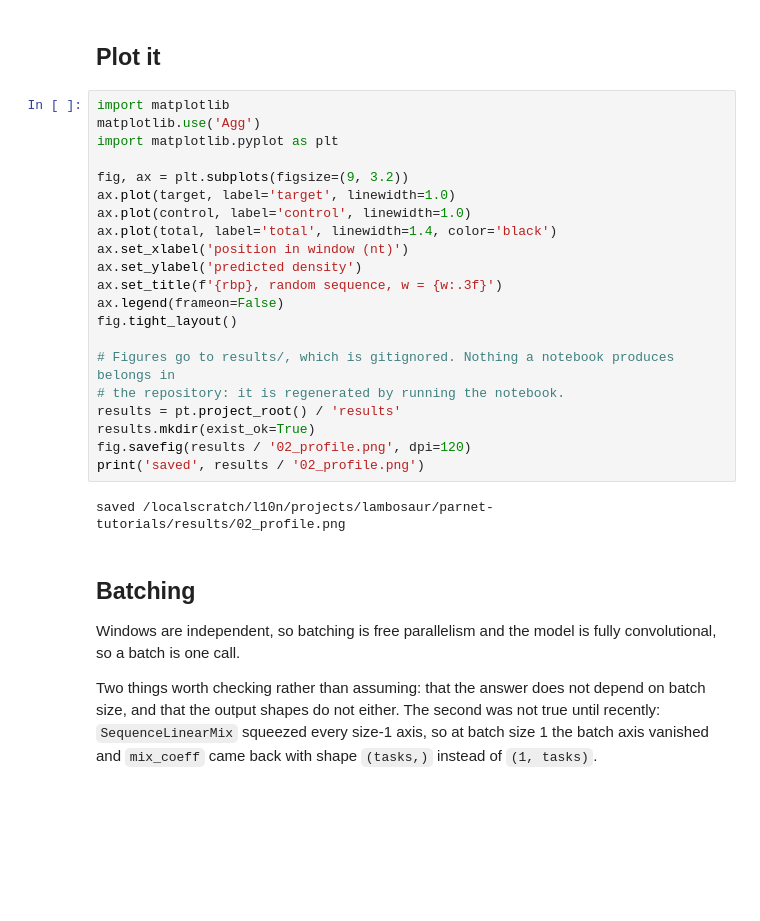
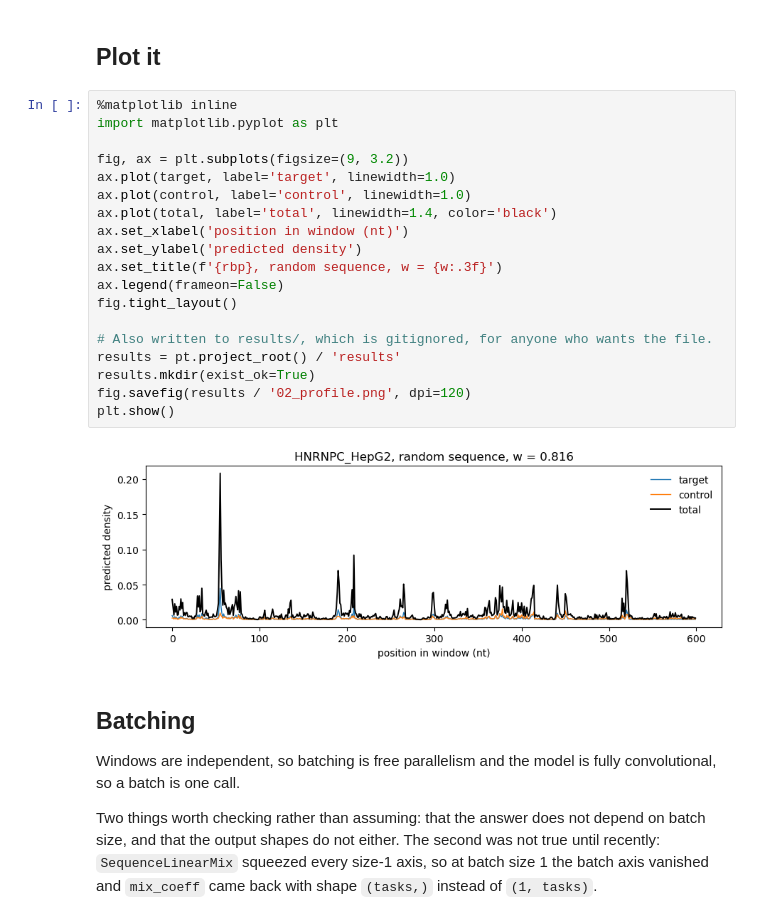
Before and after one commit to marsico-lab/parnet-tutorials, a Jupyter notebook: notebooks/02_predict_signal.ipynb, the cells around one changed output. Drawn from its saved outputs; the diff is of its cells as text; blank space fills up the shorter version.

```diff
--- a/notebooks/02_predict_signal.ipynb
+++ b/notebooks/02_predict_signal.ipynb
@@ -175,28 +175,26 @@ total is dominated by target
 # %% [markdown]
 ## Plot it
 # %%
-import matplotlib
-matplotlib.use('Agg')
+%matplotlib inline
 import matplotlib.pyplot as plt
 
 fig, ax = plt.subplots(figsize=(9, 3.2))
 ax.plot(target, label='target', linewidth=1.0)
 ax.plot(control, label='control', linewidth=1.0)
 ax.plot(total, label='total', linewidth=1.4, color='black')
 ax.set_xlabel('position in window (nt)')
 ax.set_ylabel('predicted density')
 ax.set_title(f'{rbp}, random sequence, w = {w:.3f}')
 ax.legend(frameon=False)
 fig.tight_layout()
 
-# Figures go to results/, which is gitignored. Nothing a notebook produces belongs in
-# the repository: it is regenerated by running the notebook.
+# Also written to results/, which is gitignored, for anyone who wants the file.
 results = pt.project_root() / 'results'
 results.mkdir(exist_ok=True)
 fig.savefig(results / '02_profile.png', dpi=120)
-print('saved', results / '02_profile.png')
+plt.show()
 # %% [output]
-saved /localscratch/l10n/projects/lambosaur/parnet-tutorials/results/02_profile.png
+[figure, added]
 # %% [markdown]
 ## Batching
 
```
Also changed, not shown: parts of 1 cell of this notebook, 2 other files.
